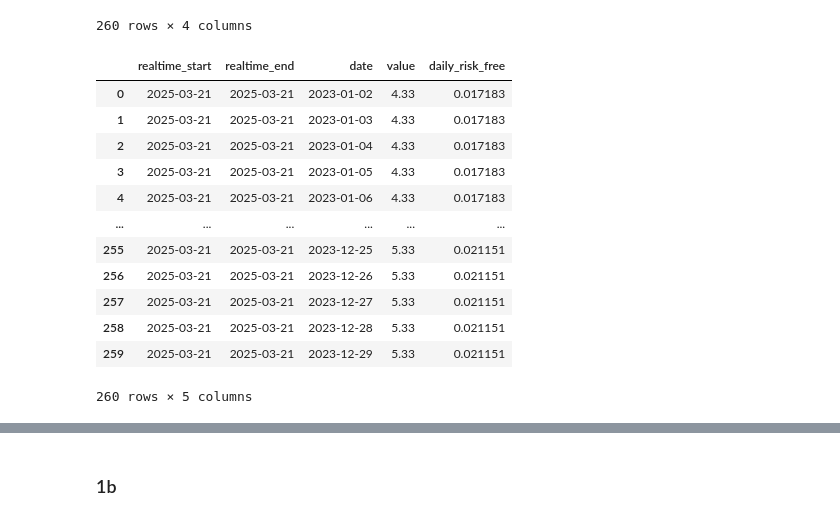
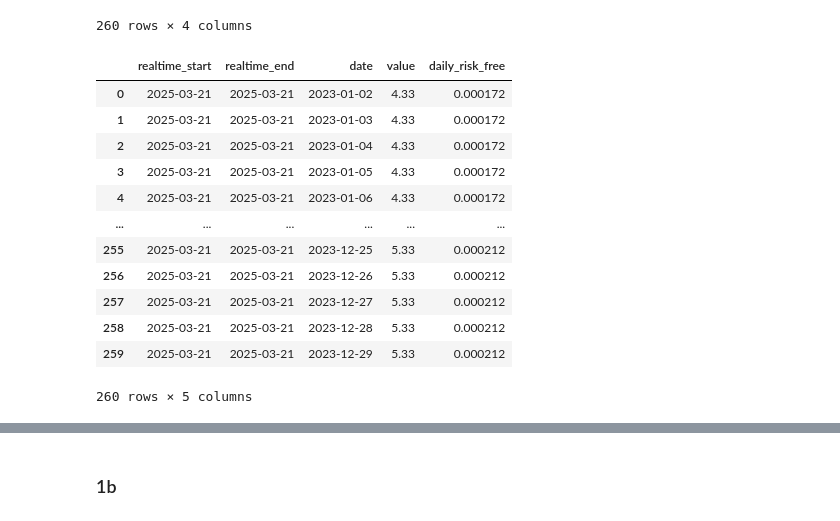
Before and after one commit to benhunt19/algo-trading-project, a Jupyter notebook: dataExploration.ipynb, the cells around one changed output, grey strips where cells are left out. Drawn from its saved outputs; the diff is of its cells as text; code cells hidden in the pictures.

```diff
--- a/dataExploration.ipynb
+++ b/dataExploration.ipynb
@@ -68,26 +68,26 @@ fred_df
 # %%
 # Clean and manipulate Fred data
 fred_cols = fred_df.columns
 VALUE = 'value'                                                         # To avoid magic strings, this is the key for the VALUE column
 FRED_DATE = 'date'
 fred_df.loc[fred_df[VALUE] == '.', VALUE] = fred_df[VALUE].shift(-1)    # Replace all values that are '.' with the neighouring rows VALUE
 fred_df = fred_df.astype({'value': 'float32'})                          # Adjust datatype of column
 DAILY_RISK_FREE = 'daily_risk_free'                                     # Avoid magic string for column name
-fred_df[DAILY_RISK_FREE] = fred_df[VALUE] / TRADING_DAYS                # Adding in day adjusted risk free
+fred_df[DAILY_RISK_FREE] = fred_df[VALUE] / TRADING_DAYS /100           # Adding in day adjusted risk free
 fred_df
 # %% [output]
 |  | realtime_start | realtime_end | date | value | daily_risk_free |
-| 0 | 2025-03-21 | 2025-03-21 | 2023-01-02 | 4.33 | 0.017183 |
-| 1 | 2025-03-21 | 2025-03-21 | 2023-01-03 | 4.33 | 0.017183 |
-| 2 | 2025-03-21 | 2025-03-21 | 2023-01-04 | 4.33 | 0.017183 |
-| 3 | 2025-03-21 | 2025-03-21 | 2023-01-05 | 4.33 | 0.017183 |
-| 4 | 2025-03-21 | 2025-03-21 | 2023-01-06 | 4.33 | 0.017183 |
+| 0 | 2025-03-21 | 2025-03-21 | 2023-01-02 | 4.33 | 0.000172 |
+| 1 | 2025-03-21 | 2025-03-21 | 2023-01-03 | 4.33 | 0.000172 |
+| 2 | 2025-03-21 | 2025-03-21 | 2023-01-04 | 4.33 | 0.000172 |
+| 3 | 2025-03-21 | 2025-03-21 | 2023-01-05 | 4.33 | 0.000172 |
+| 4 | 2025-03-21 | 2025-03-21 | 2023-01-06 | 4.33 | 0.000172 |
 | ... | ... | ... | ... | ... | ... |
-| 255 | 2025-03-21 | 2025-03-21 | 2023-12-25 | 5.33 | 0.021151 |
-| 256 | 2025-03-21 | 2025-03-21 | 2023-12-26 | 5.33 | 0.021151 |
-| 257 | 2025-03-21 | 2025-03-21 | 2023-12-27 | 5.33 | 0.021151 |
-| 258 | 2025-03-21 | 2025-03-21 | 2023-12-28 | 5.33 | 0.021151 |
-| 259 | 2025-03-21 | 2025-03-21 | 2023-12-29 | 5.33 | 0.021151 |
+| 255 | 2025-03-21 | 2025-03-21 | 2023-12-25 | 5.33 | 0.000212 |
+| 256 | 2025-03-21 | 2025-03-21 | 2023-12-26 | 5.33 | 0.000212 |
+| 257 | 2025-03-21 | 2025-03-21 | 2023-12-27 | 5.33 | 0.000212 |
+| 258 | 2025-03-21 | 2025-03-21 | 2023-12-28 | 5.33 | 0.000212 |
+| 259 | 2025-03-21 | 2025-03-21 | 2023-12-29 | 5.33 | 0.000212 |
 260 rows × 5 columns
 # %%
 # Merge yf and Fred to have a combined dateframe, joined on date
```
Also changed, not shown: parts of 6 cells of this notebook, 2 other files.
